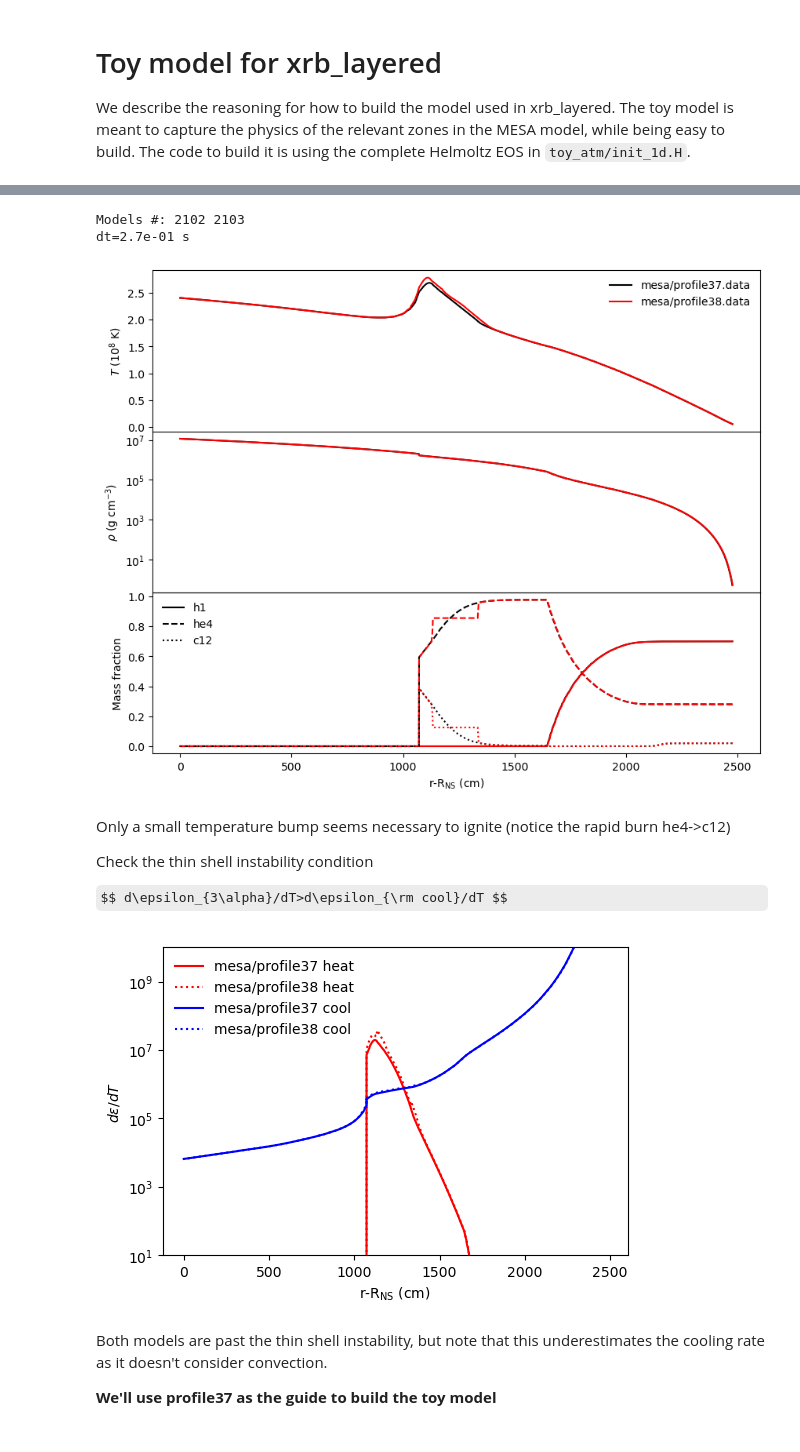
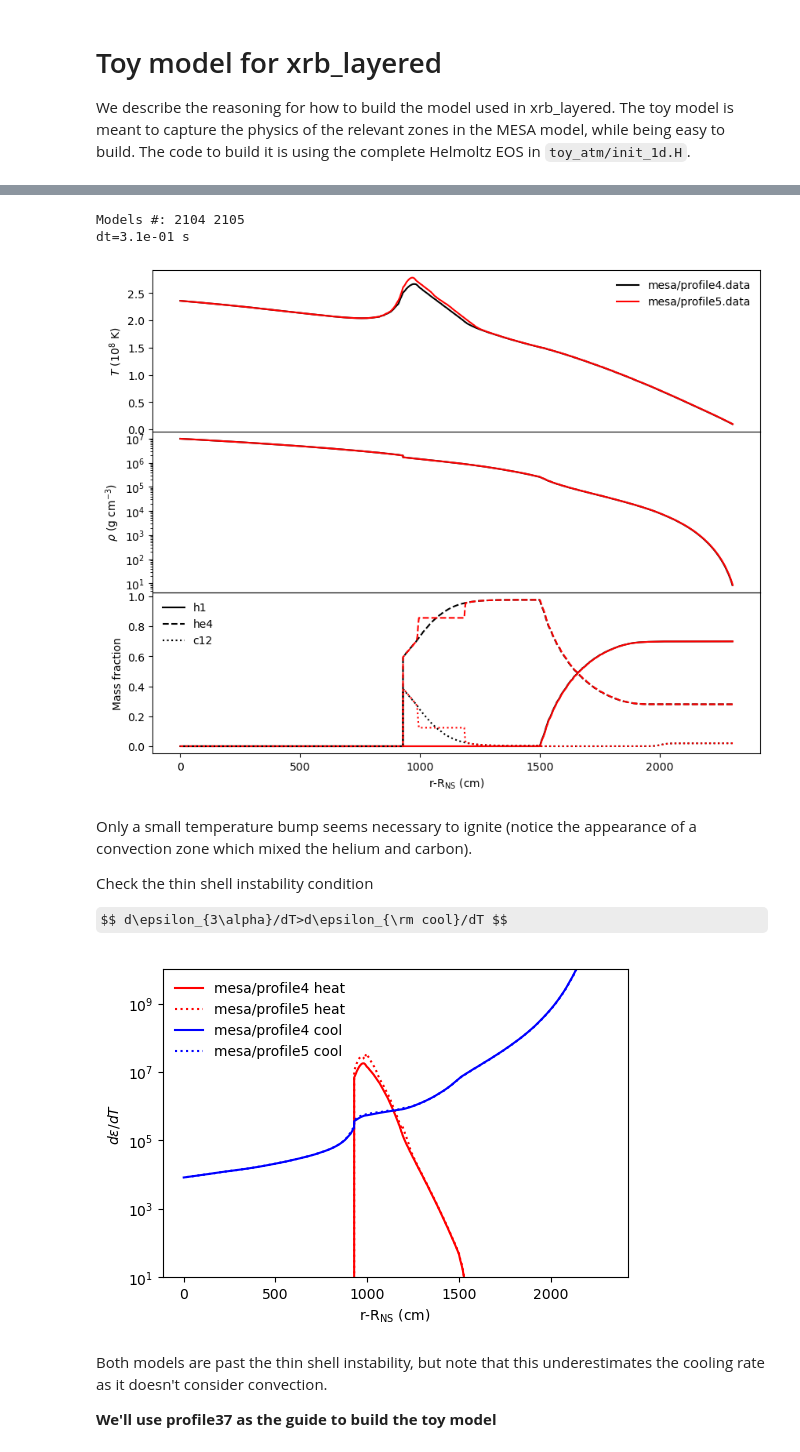
Before and after one commit to AMReX-Astro/MAESTROeX, a Jupyter notebook: Exec/science/xrb_layered/create_initial_model/Initial_Model.ipynb, the cells around one changed output, grey strips where cells are left out. Cells and saved outputs as stored; diff of their text form; code cells hidden in the pictures; some formulas as TeX source.

```diff
--- a/Exec/science/xrb_layered/create_initial_model/Initial_Model.ipynb
+++ b/Exec/science/xrb_layered/create_initial_model/Initial_Model.ipynb
@@ -9,18 +16,12 @@ The starting point is a MESA model as close as possible to ignition. We copy ove
 # %%
-import numpy as np
-import matplotlib as mpl
-import matplotlib.pyplot as plt
-
-import mesa.py_mesa_reader as mr
-
 # These were used in the first set of maestro runs for this problem
 # They had a fe56 substrate with column y=4.6e10
 # prof1 = mr.MesaData("profile46.data")
 # prof2 = mr.MesaData("profile47.data")
 
 # These have a smaller substrate, y=5e9
-prof1 = mr.MesaData("mesa/profile37.data")
-prof2 = mr.MesaData("mesa/profile38.data")
+prof1 = mr.MesaData("mesa/profile4.data")
+prof2 = mr.MesaData("mesa/profile5.data")
 
 name1 = prof1.file_name.replace(".data","")
 name2 = prof2.file_name.replace(".data","")
@@ -32,24 +33,27 @@ print(f"dt={(prof2.star_age-prof1.star_age)*yr:.1e} s")
 fig,(ax1,ax2,ax3) = plt.subplots(3,1,sharex=True,figsize=(10,8))
 fig.subplots_adjust(hspace=0)
 
-ax1.plot(prof1.R_cm-12e5, prof1.T/1e8, 'k-', label=prof1.file_name)
-ax1.plot(prof2.R_cm-12e5, prof2.T/1e8, 'r-', label=prof2.file_name)
+# Rns = 12e5 # not exactly
+Rns = prof1.R_center
+
+ax1.plot(prof1.R_cm-Rns, prof1.T/1e8, 'k-', label=prof1.file_name)
+ax1.plot(prof2.R_cm-Rns, prof2.T/1e8, 'r-', label=prof2.file_name)
 # ax1.set_ylim([])
 ax1.set_ylabel(r'$T$ ($10^8$ K)')
 ax1.legend(frameon=False)
 
-ax2.semilogy(prof1.R_cm-12e5, prof1.Rho, 'k-')
-ax2.semilogy(prof2.R_cm-12e5, prof2.Rho, 'r-')
+ax2.semilogy(prof1.R_cm-Rns, prof1.Rho, 'k-')
+ax2.semilogy(prof2.R_cm-Rns, prof2.Rho, 'r-')
 ax2.set_ylabel(r'$\rho$ (g cm$^{-3}$)')
 
-ax3.plot(prof1.R_cm-12e5, prof1.h1, 'k-', label='h1')
-ax3.plot(prof2.R_cm-12e5, prof2.h1, 'r-')
+ax3.plot(prof1.R_cm-Rns, prof1.h1, 'k-', label='h1')
+ax3.plot(prof2.R_cm-Rns, prof2.h1, 'r-')
 
-ax3.plot(prof1.R_cm-12e5, prof1.he4, 'k--', label='he4')
-ax3.plot(prof2.R_cm-12e5, prof2.he4, 'r--')
+ax3.plot(prof1.R_cm-Rns, prof1.he4, 'k--', label='he4')
+ax3.plot(prof2.R_cm-Rns, prof2.he4, 'r--')
 
-ax3.plot(prof1.R_cm-12e5, prof1.c12, 'k:', label='c12')
-ax3.plot(prof2.R_cm-12e5, prof2.c12, 'r:')
+ax3.plot(prof1.R_cm-Rns, prof1.c12, 'k:', label='c12')
+ax3.plot(prof2.R_cm-Rns, prof2.c12, 'r:')
 
 ax3.set_ylabel('Mass fraction')
 ax3.set_xlabel(r'r-R$_{\rm NS}$ (cm)')
@@ -57,11 +61,11 @@ ax3.legend(frameon=False,loc=2)
 
 plt.show()
 # %% [output]
-Models #: 2102 2103
-dt=2.7e-01 s
+Models #: 2104 2105
+dt=3.1e-01 s
-[figure, old version]
+[figure, new version]
 # %% [markdown]
-Only a small temperature bump seems necessary to ignite (notice the rapid burn he4->c12)
+Only a small temperature bump seems necessary to ignite (notice the appearance of a convection zone which mixed the helium and carbon).
 
 Check the thin shell instability condition
 
@@ -69,37 +73,38 @@ $$ d\epsilon_{3\alpha}/dT>d\epsilon_{\rm cool}/dT $$
 # %%
 # Constants (cgs)
 G = 6.6726e-8
 c = 2.99792458e10
 arad = 7.5657e-15
 Msun = 1.989e33
 
 def dheat_dT(rho,T,Y):
     T9 = T/1e9
     eps_3alpha = 5.1e8 * rho**2 * Y**3 / T9**2 * np.exp(-4.4027/T9) # Hansen & Kawaler Eq. 6.80
     return eps_3alpha / 1e9 * (-3/T9 + 4.4027/T9**2)
 
 g = G*1.4*Msun/12e5**2
 # print(g/1e14)
 
 def dcool_dT(T,kappa,y):
     eps_cool = arad*c*T**4 / (3*kappa*y**2)
     return 4*eps_cool/T
 
 plt.figure(figsize=(6,4))
 plt.xlabel(r'r-R$_{\rm NS}$ (cm)')
 plt.ylabel(r'$d\epsilon/dT$')
-plt.semilogy(prof1.R_cm-12e5, dheat_dT(prof1.Rho,prof1.T,prof1.he4), 'r-', label=f'{name1} heat')
-plt.semilogy(prof2.R_cm-12e5, dheat_dT(prof2.Rho,prof2.T,prof2.he4), 'r:', label=f'{name2} heat')
 
-plt.semilogy(prof1.R_cm-12e5, dcool_dT(prof1.T,prof1.opacity,prof1.column_depth), 'b-', label=f'{name1} cool')
-plt.semilogy(prof2.R_cm-12e5, dcool_dT(prof2.T,prof2.opacity,prof2.column_depth), 'b:', label=f'{name2} cool')
+plt.semilogy(prof1.R_cm-Rns, dheat_dT(prof1.Rho,prof1.T,prof1.he4), 'r-', label=f'{name1} heat')
+plt.semilogy(prof2.R_cm-Rns, dheat_dT(prof2.Rho,prof2.T,prof2.he4), 'r:', label=f'{name2} heat')
+
+plt.semilogy(prof1.R_cm-Rns, dcool_dT(prof1.T,prof1.opacity,prof1.column_depth), 'b-', label=f'{name1} cool')
+plt.semilogy(prof2.R_cm-Rns, dcool_dT(prof2.T,prof2.opacity,prof2.column_depth), 'b:', label=f'{name2} cool')
 
 plt.legend(loc=2, frameon=False)
 
 plt.ylim([1e1,1e10])
 plt.show()
 # %% [output]
-[figure, old version]
+[figure, new version]
 # %% [markdown]
 Both models are past the thin shell instability, but note that this underestimates the cooling rate as it doesn't consider convection.
 
```
Also changed, not shown: parts of 22 cells of this notebook, 11 other files.
